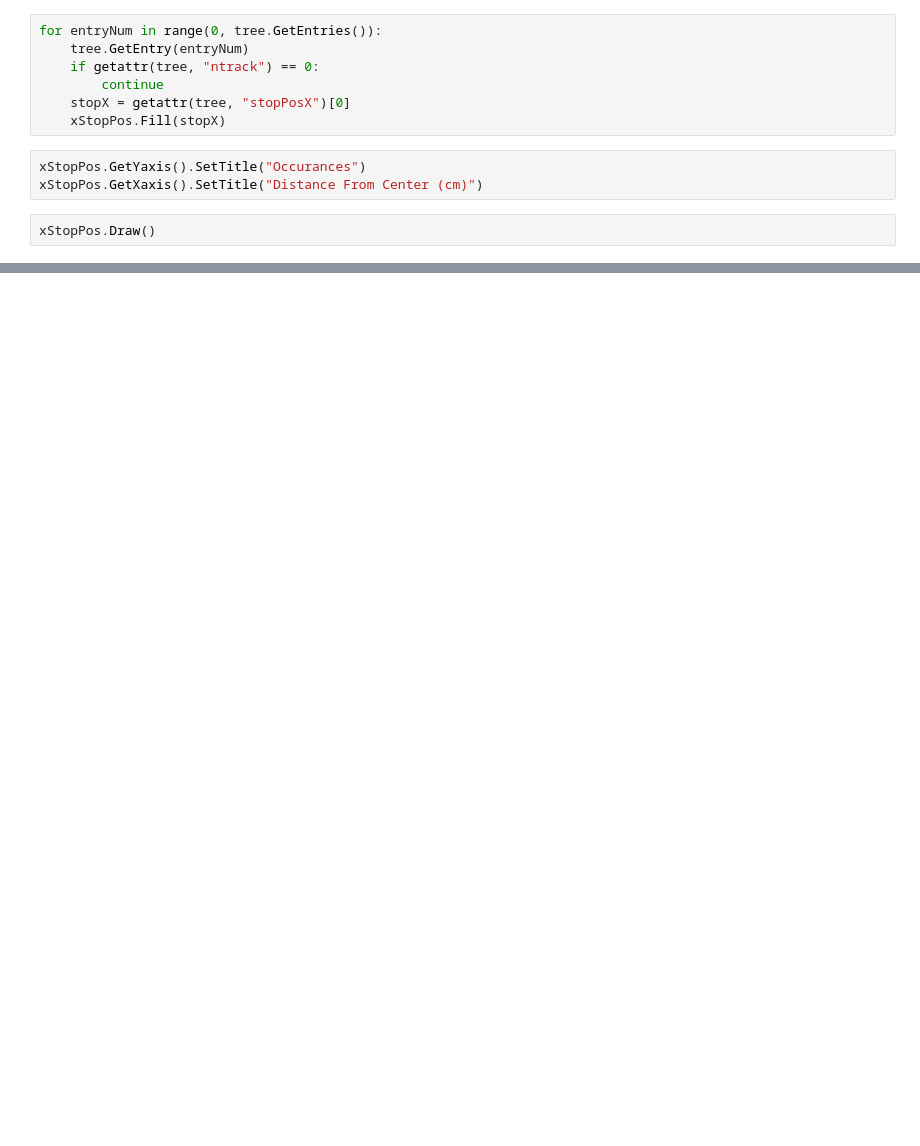
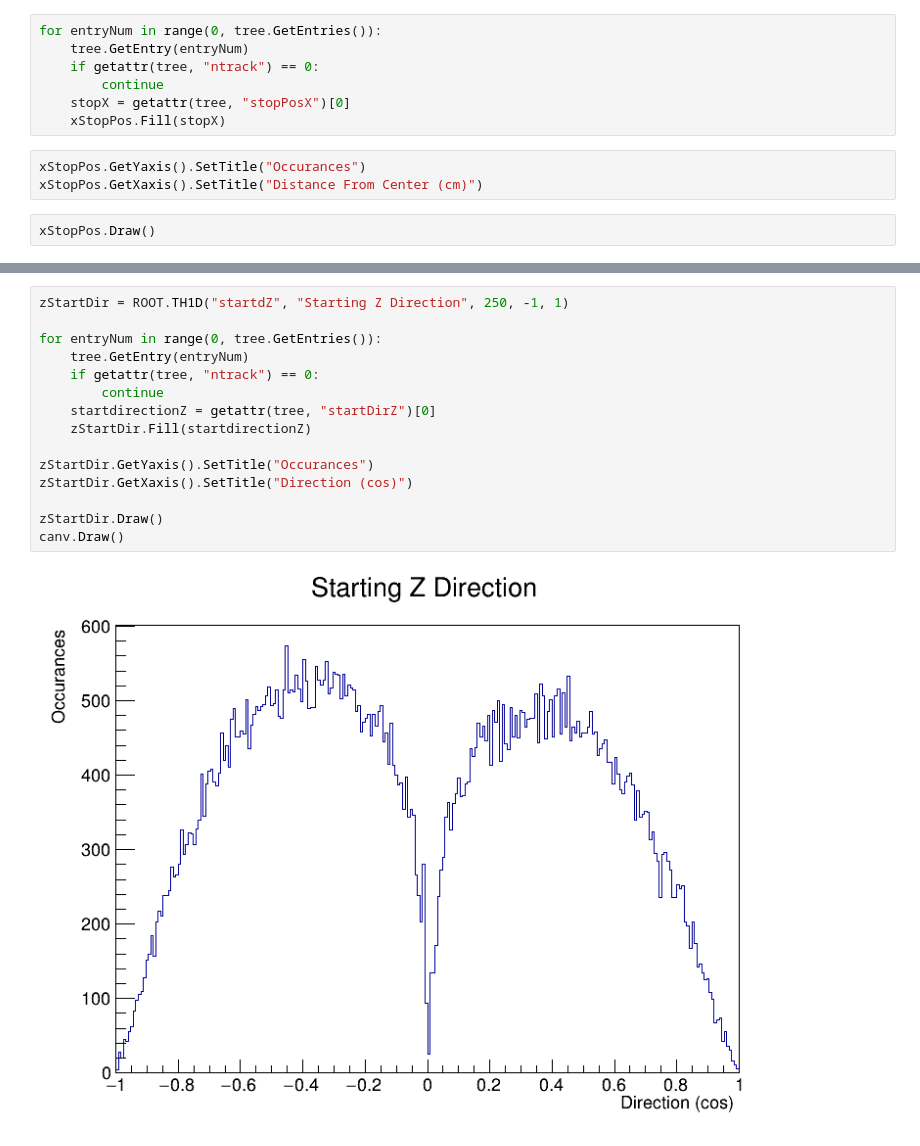
Before and after one commit to navaneethsrinath/RootPractice, a Jupyter notebook: novadatapractice.ipynb, the cells around one changed output, grey strips where cells are left out. Cells and saved outputs as stored; diff of their text form; blank space fills up the shorter version.

```diff
--- a/novadatapractice.ipynb
+++ b/novadatapractice.ipynb
@@ -137,0 +207,17 @@ canv.Draw()
+# %%
+zStartDir = ROOT.TH1D("startdZ", "Starting Z Direction", 250, -1, 1)
+
+for entryNum in range(0, tree.GetEntries()):
+    tree.GetEntry(entryNum)
+    if getattr(tree, "ntrack") == 0:
+        continue
+    startdirectionZ = getattr(tree, "startDirZ")[0]
+    zStartDir.Fill(startdirectionZ)
+
+zStartDir.GetYaxis().SetTitle("Occurances")
+zStartDir.GetXaxis().SetTitle("Direction (cos)")
+
+zStartDir.Draw()
+canv.Draw()
+# %% [output]
+[figure, added]
```
Also changed, not shown: parts of 46 cells of this notebook.
